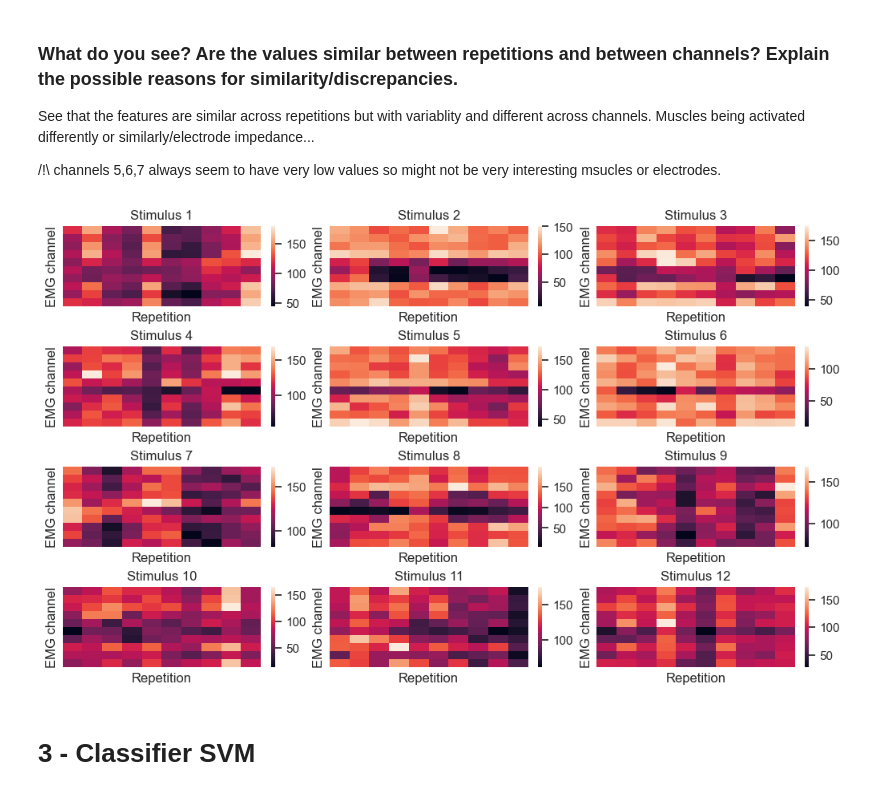
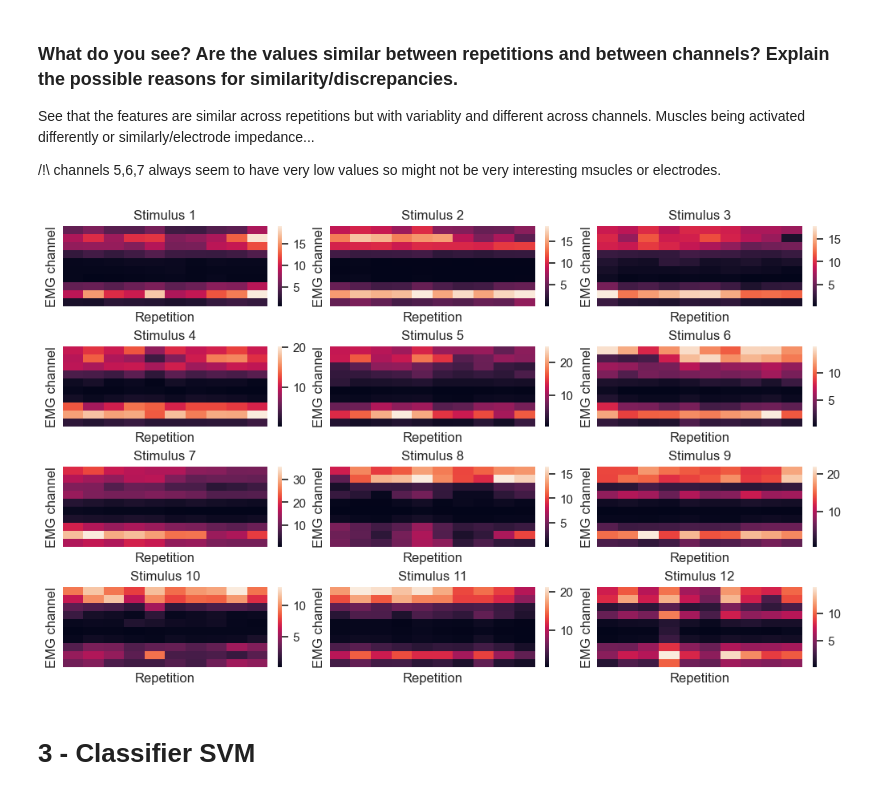
Before and after one commit to loufourneaux/project_2_nssp, a Jupyter notebook: part_1.ipynb, the cells around one changed output. Cells and saved outputs as stored; diff of their text form; code cells hidden in the pictures.

```diff
--- a/part_1.ipynb
+++ b/part_1.ipynb
@@ -277,9 +288,9 @@ See that the features are similar across repetitions but with variablity and dif
 # %%
 
 #features are mav ,std, maxav, rms, wl, ssc
-analyze_feature(dataset, labels, n_stimuli, n_repetitions, 'ssc')
+analyze_feature(dataset, labels, n_stimuli, n_repetitions, 'wl')
 # %% [output]
-[figure, old version]
+[figure, new version]
 # %% [markdown]
 # 3 - Classifier SVM
 # %%
```
Also changed, not shown: parts of 18 cells of this notebook, 1 other file.
